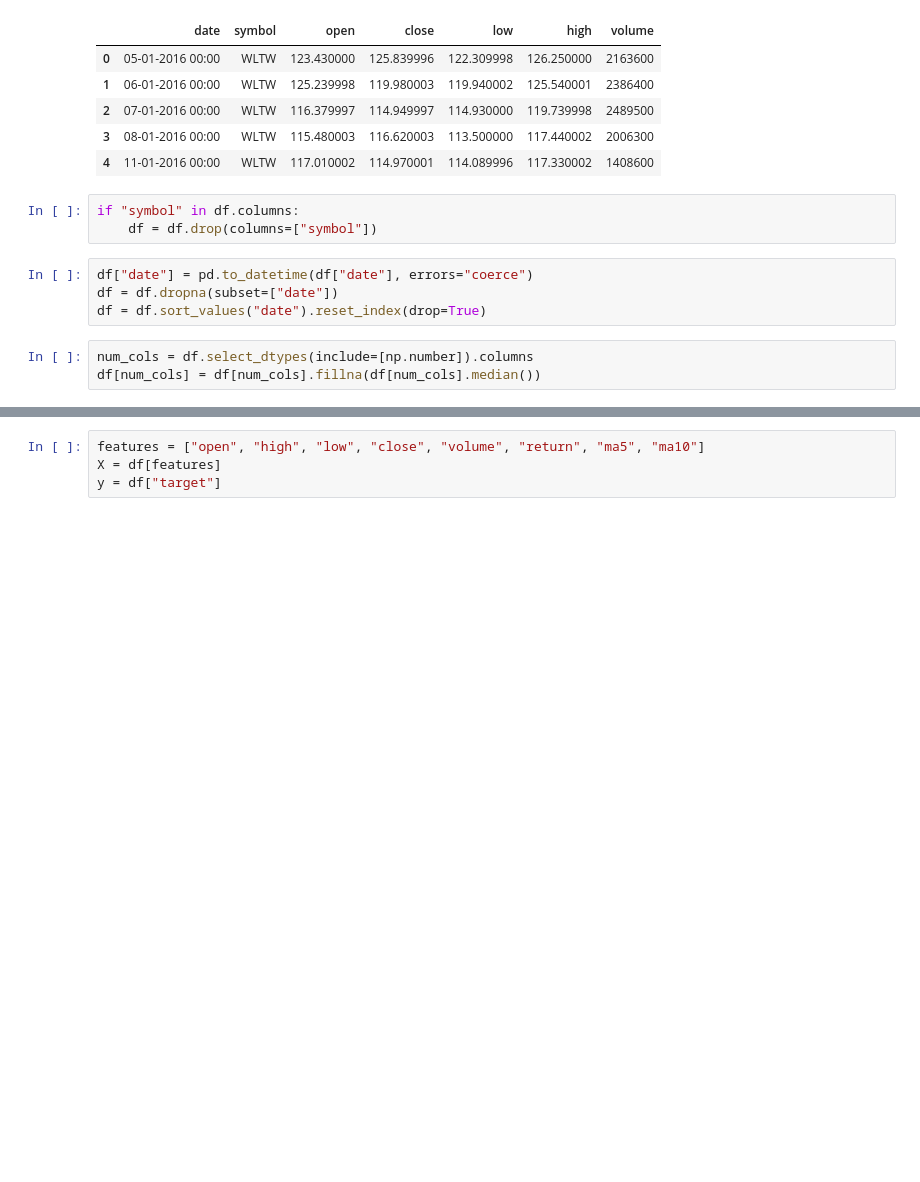
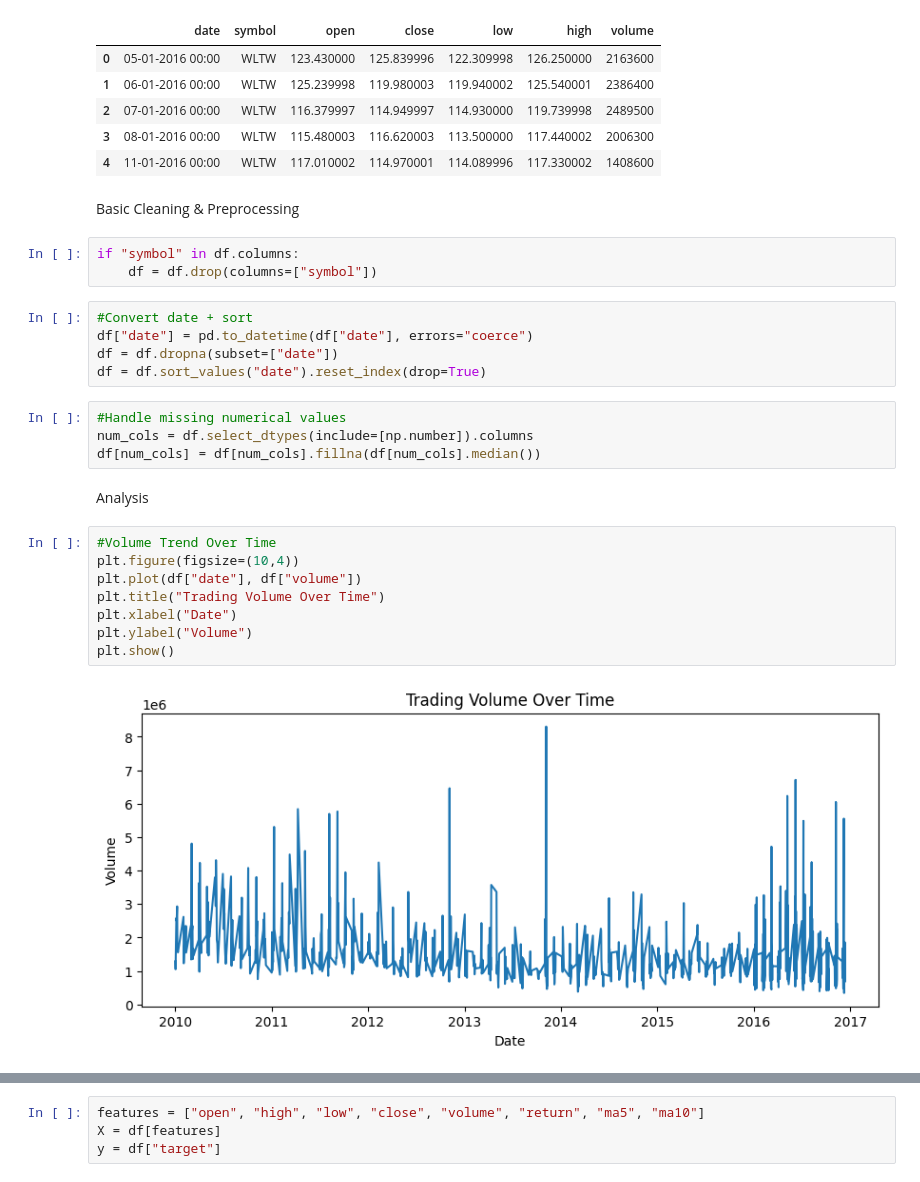
Before and after one commit to Piyush3423/Stock_Price_Predictor, a Jupyter notebook: main.ipynb, the cells around one changed output, grey strips where cells are left out. Cells and saved outputs as stored; diff of their text form; blank space fills up the shorter version.

```diff
--- a/main.ipynb
+++ b/main.ipynb
@@ -17,13 +21,29 @@ df.head()
 | 2 | 07-01-2016 00:00 | WLTW | 116.379997 | 114.949997 | 114.930000 | 119.739998 | 2489500 |
 | 3 | 08-01-2016 00:00 | WLTW | 115.480003 | 116.620003 | 113.500000 | 117.440002 | 2006300 |
 | 4 | 11-01-2016 00:00 | WLTW | 117.010002 | 114.970001 | 114.089996 | 117.330002 | 1408600 |
+# %% [markdown]
+Basic Cleaning & Preprocessing
 # %%
 if "symbol" in df.columns:
     df = df.drop(columns=["symbol"])
 # %%
+#Convert date + sort
 df["date"] = pd.to_datetime(df["date"], errors="coerce")
 df = df.dropna(subset=["date"])
 df = df.sort_values("date").reset_index(drop=True)
 # %%
+#Handle missing numerical values
 num_cols = df.select_dtypes(include=[np.number]).columns
 df[num_cols] = df[num_cols].fillna(df[num_cols].median())
+# %% [markdown]
+Analysis
+# %%
+#Volume Trend Over Time
+plt.figure(figsize=(10,4))
+plt.plot(df["date"], df["volume"])
+plt.title("Trading Volume Over Time")
+plt.xlabel("Date")
+plt.ylabel("Volume")
+plt.show()
+# %% [output]
+[figure, added]
```
Also changed, not shown: parts of 16 cells of this notebook.
